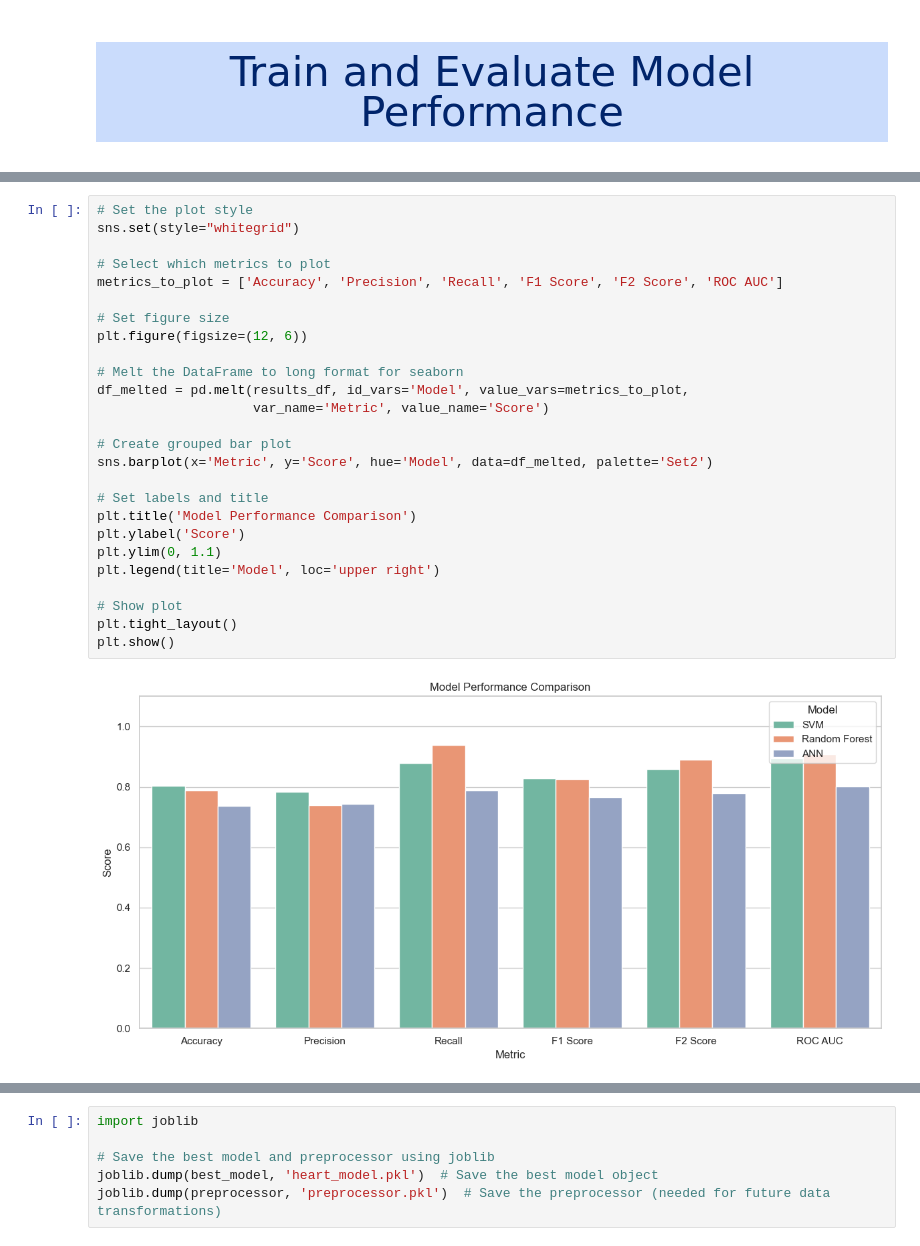
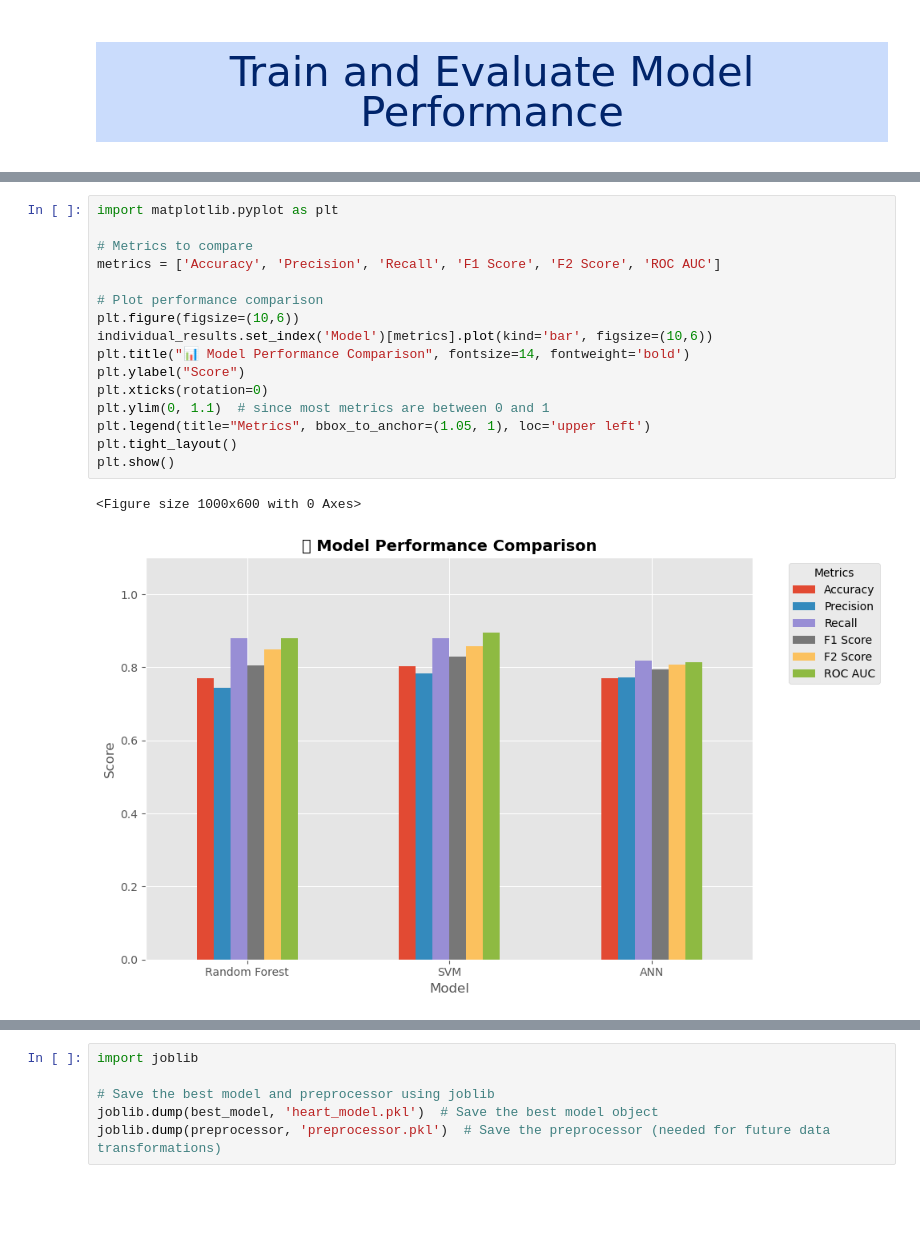
Before and after one commit to Jethaoo/MachineLearning, a Jupyter notebook: Heart_Disease_Prediction.ipynb, the cells around one changed output, grey strips where cells are left out. Cells and saved outputs as stored; diff of their text form; blank space fills up the shorter version.

```diff
--- a/Heart_Disease_Prediction.ipynb
+++ b/Heart_Disease_Prediction.ipynb
@@ -780,29 +589,20 @@ Random Forest    0.7869     0.7381  0.9394    0.8267    0.8908   0.9075
-# %%
-# Set the plot style
-sns.set(style="whitegrid")
-
-# Select which metrics to plot
-metrics_to_plot = ['Accuracy', 'Precision', 'Recall', 'F1 Score', 'F2 Score', 'ROC AUC']
-
-# Set figure size
-plt.figure(figsize=(12, 6))
-
-# Melt the DataFrame to long format for seaborn
-df_melted = pd.melt(results_df, id_vars='Model', value_vars=metrics_to_plot,
-                    var_name='Metric', value_name='Score')
-
-# Create grouped bar plot
-sns.barplot(x='Metric', y='Score', hue='Model', data=df_melted, palette='Set2')
-
-# Set labels and title
-plt.title('Model Performance Comparison')
-plt.ylabel('Score')
-plt.ylim(0, 1.1)
-plt.legend(title='Model', loc='upper right')
-
-# Show plot
-plt.tight_layout()
-plt.show()
-# %% [output]
-[figure, removed]
+# %%
+import matplotlib.pyplot as plt
+
+# Metrics to compare
+metrics = ['Accuracy', 'Precision', 'Recall', 'F1 Score', 'F2 Score', 'ROC AUC']
+
+# Plot performance comparison
+plt.figure(figsize=(10,6))
+individual_results.set_index('Model')[metrics].plot(kind='bar', figsize=(10,6))
+plt.title("📊 Model Performance Comparison", fontsize=14, fontweight='bold')
+plt.ylabel("Score")
+plt.xticks(rotation=0)
+plt.ylim(0, 1.1)  # since most metrics are between 0 and 1
+plt.legend(title="Metrics", bbox_to_anchor=(1.05, 1), loc='upper left')
+plt.tight_layout()
+plt.show()
+# %% [output]
+<Figure size 1000x600 with 0 Axes>
+[figure, added]
 # %%
```
Also changed, not shown: parts of 8 cells of this notebook, 4 other files.
